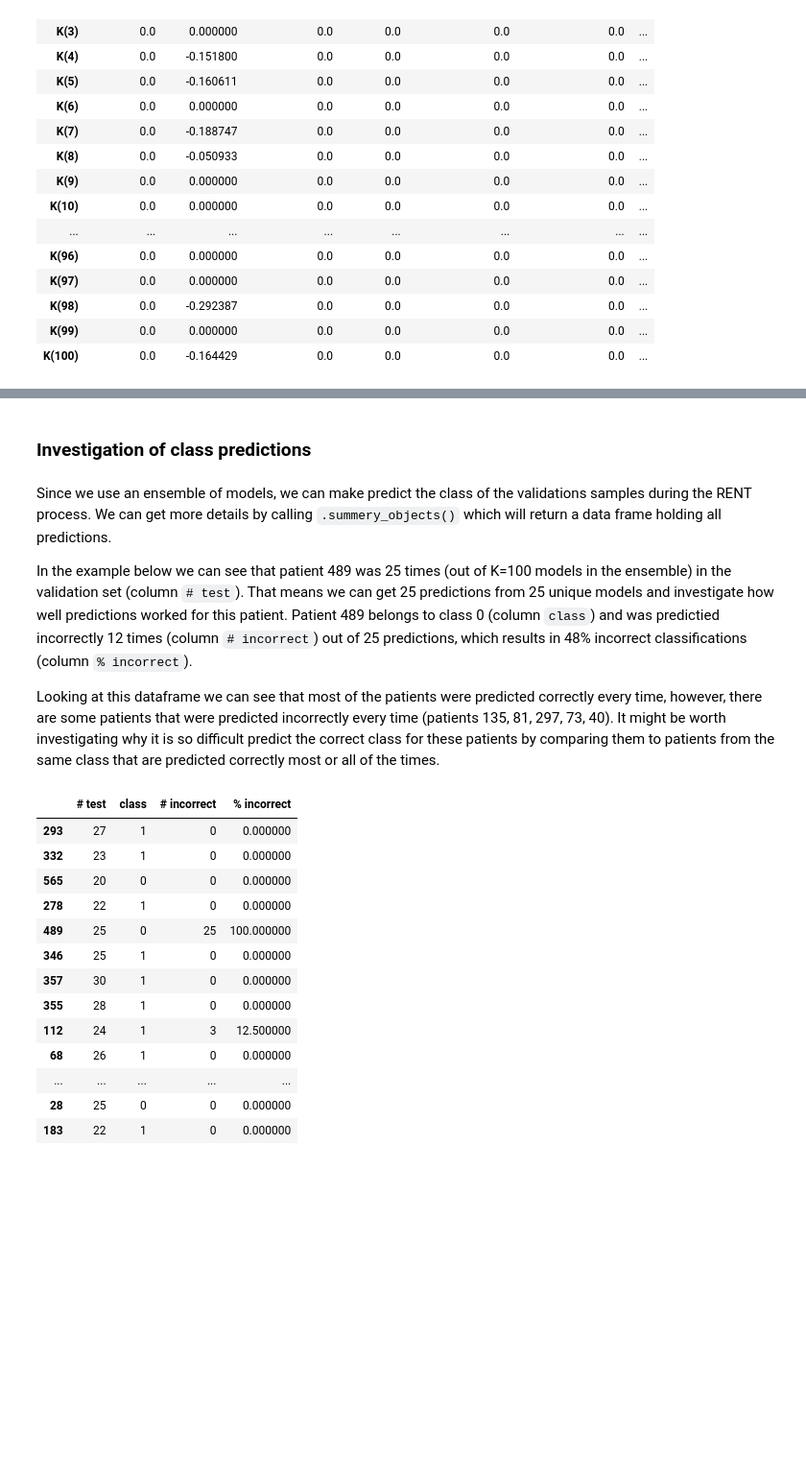
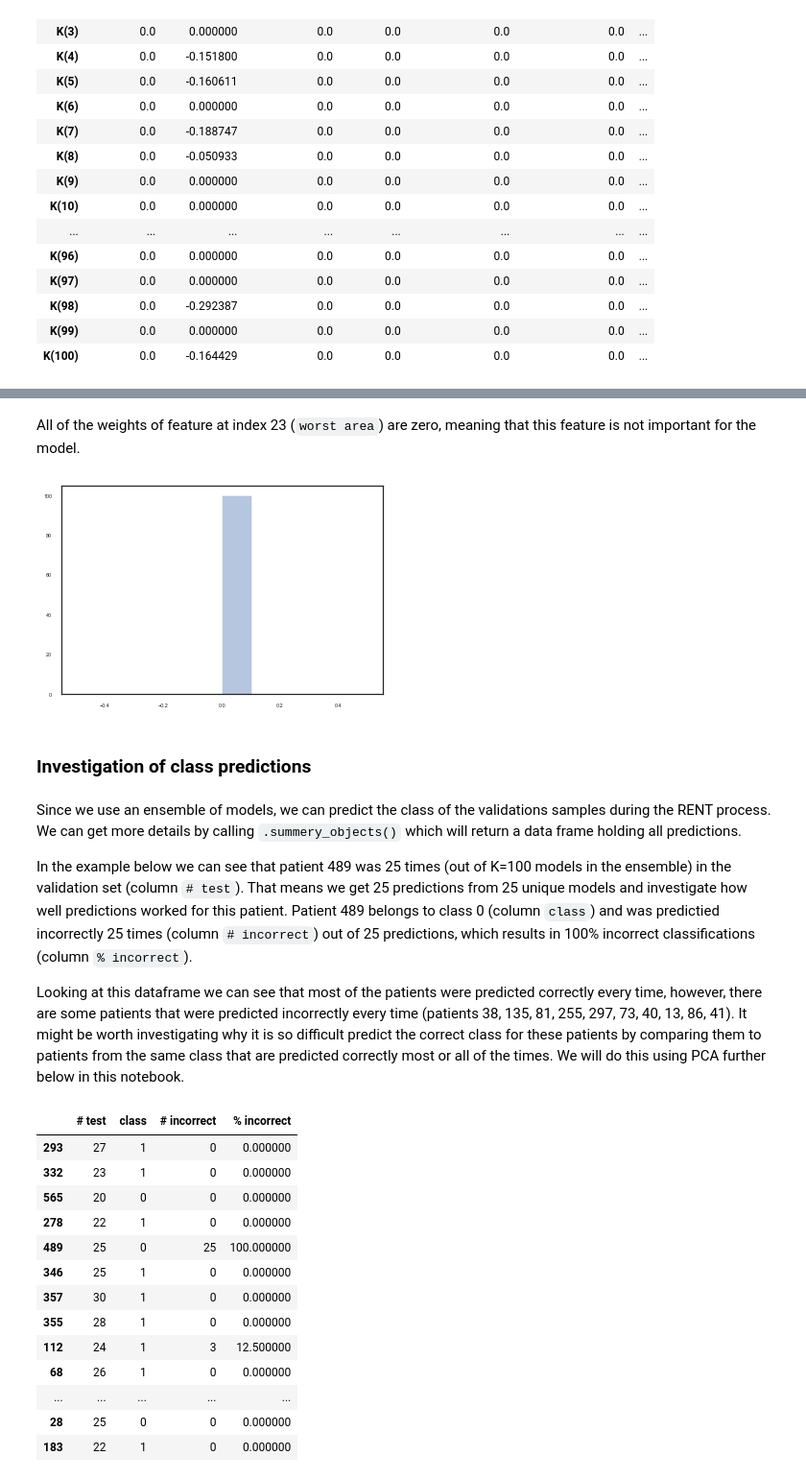
Before and after one commit to NMBU-Data-Science/RENT, a Jupyter notebook: src/RENT/Classification_example.ipynb, the cells around one changed output, grey strips where cells are left out. Shown at 96% size. Drawn from its saved outputs; the diff is of its cells as text; code cells hidden in the pictures; blank space fills up the shorter version.

Commit message:
Updated classifi. example notebook

```diff
--- a/src/RENT/Classification_example.ipynb
+++ b/src/RENT/Classification_example.ipynb
@@ -219,11 +229,17 @@ ax = sns.distplot(weight_dist.values[:, 27], kde=False)
+# %% [markdown]
+All of the weights of feature at index 23 (`worst area`) are zero, meaning that this feature is not important for the model.
+# %%
+ax = sns.distplot(weight_dist.values[:, 23], kde=False)
+# %% [output]
+[figure, added]
 # %% [markdown]
 ### Investigation of class predictions
 # %% [markdown]
-Since we use an ensemble of models, we can make predict the class of the validations samples during the RENT process. We can get more details by calling `.summery_objects()` which will return a data frame holding all predictions.
+Since we use an ensemble of models, we can predict the class of the validations samples during the RENT process. We can get more details by calling `.summery_objects()` which will return a data frame holding all predictions.
 
-In the example below we can see that patient 489 was 25 times (out of K=100 models in the ensemble) in the validation set (column `# test`). That means we can get 25 predictions from 25 unique models and investigate how well predictions worked for this patient. Patient 489 belongs to class 0 (column `class`) and was predictied incorrectly 12 times (column `# incorrect`) out of 25 predictions, which results in 48% incorrect classifications (column `% incorrect`).
+In the example below we can see that patient 489 was 25 times (out of K=100 models in the ensemble) in the validation set (column `# test`). That means we get 25 predictions from 25 unique models and investigate how well predictions worked for this patient. Patient 489 belongs to class 0 (column `class`) and was predictied incorrectly 25 times (column `# incorrect`) out of 25 predictions, which results in 100% incorrect classifications (column `% incorrect`).
 
-Looking at this dataframe we can see that most of the patients were predicted correctly every time, however, there are some patients that were predicted incorrectly every time (patients 135, 81, 297, 73, 40). It might be worth investigating why it is so difficult predict the correct class for these patients by comparing them to patients from the same class that are predicted correctly most or all of the times.
+Looking at this dataframe we can see that most of the patients were predicted correctly every time, however, there are some patients that were predicted incorrectly every time (patients 38, 135, 81, 255, 297, 73, 40, 13, 86, 41). It might be worth investigating why it is so difficult predict the correct class for these patients by comparing them to patients from the same class that are predicted correctly most or all of the times. We will do this using PCA further below in this notebook.
 # %%
 analysis.summary_objects()
 # %% [output]
```
Also changed, not shown: parts of 21 cells of this notebook, 1 other file.
